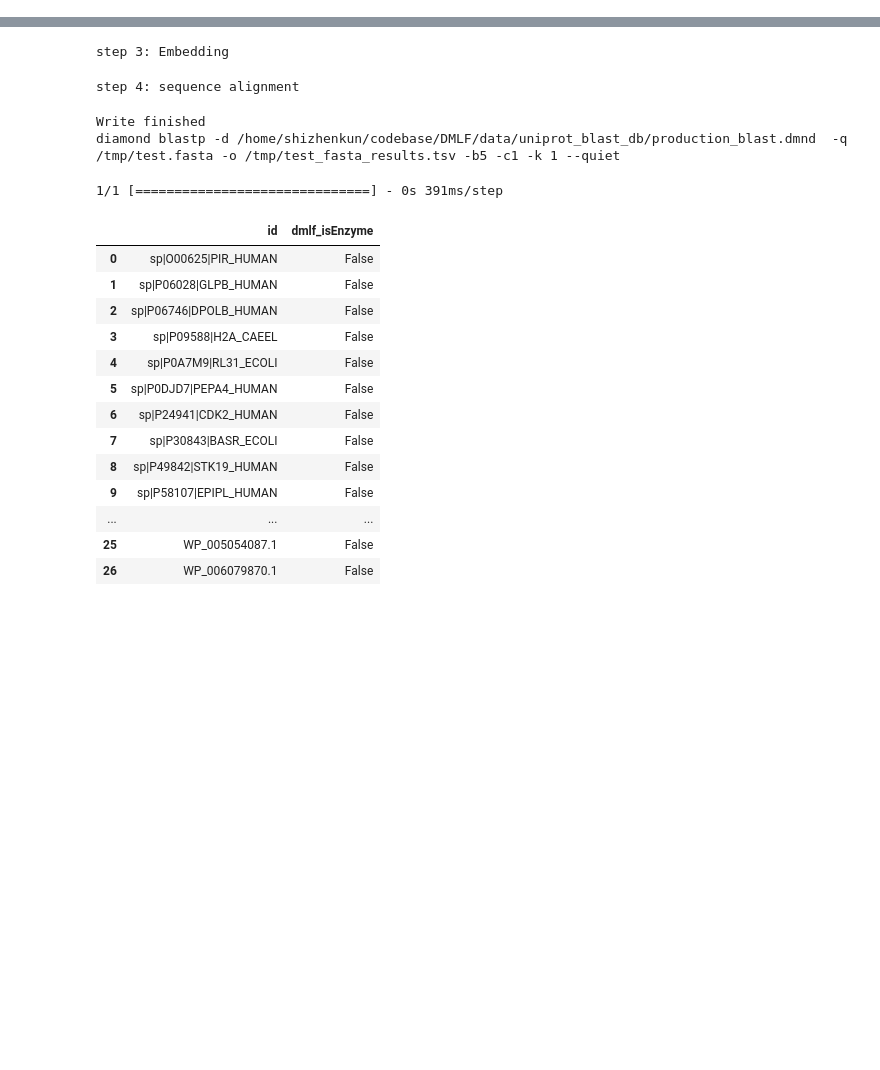
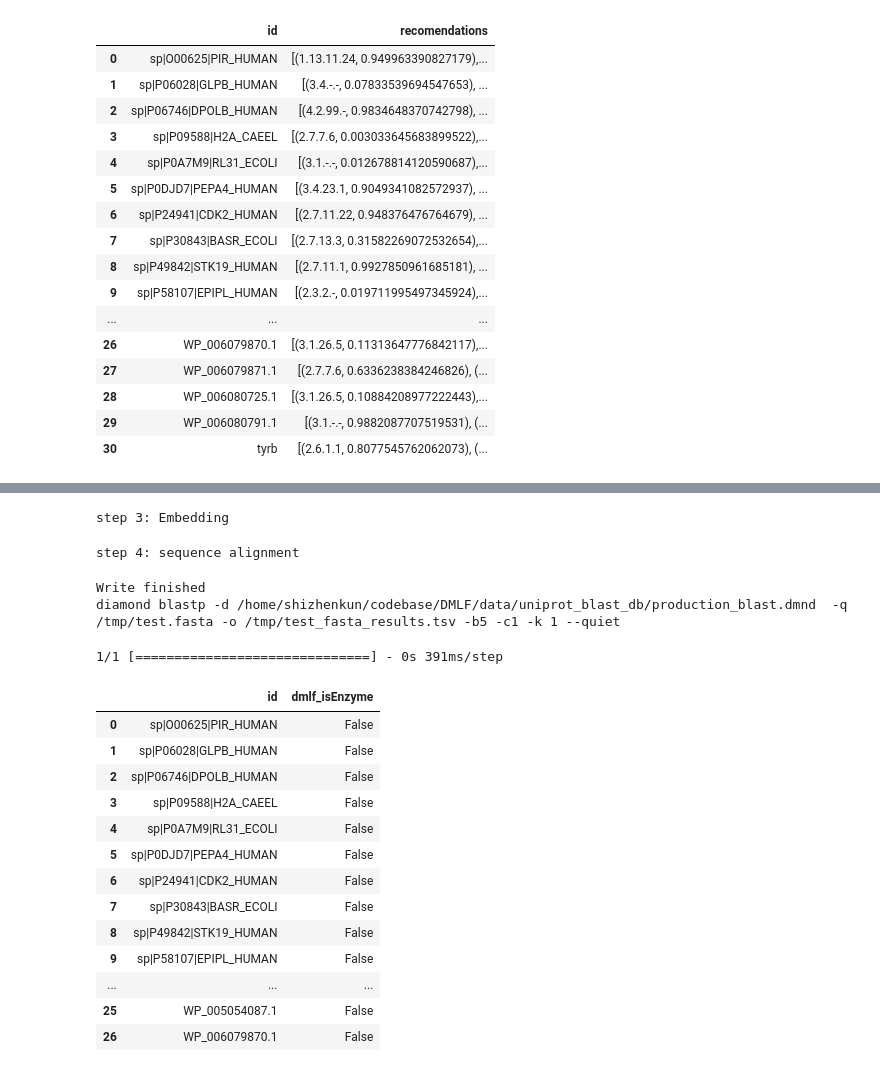
Before and after one commit to kingstdio/ECRECer, a Jupyter notebook: production.ipynb, the cells around one changed output, grey strips where cells are left out. Drawn from its saved outputs; the diff is of its cells as text; code cells hidden in the pictures; blank space fills up the shorter version.

```diff
--- a/production.ipynb
+++ b/production.ipynb
@@ -28,0 +35,19 @@ INFO: Pandarallel will use Memory file system to transfer data between the main
+# %%
+start = time.process_time()
+# 1. 读入数据
+print('step 1: loading data')
+input_df = funclib.load_fasta_to_table(input_file) # test fasta
+latest_sprot = pd.read_feather(cfg.FILE_LATEST_SPROT_FEATHER) #sprot db
+
+# 2. 查找数据
+print('step 2: find existing data')
+find_data =input_df.merge(latest_sprot, on='seq', how='left')
+find_data=latest_sprot[latest_sprot.seq.isin(input_df.seq)]
+exist_data = find_data.merge(input_df, on='seq', how='left').iloc[:,np.r_[8,0,1:8]].rename(columns={'id_x':'uniprot_id','id_y':'input_id'}).reset_index(drop=True)
+noExist_data = input_df[~input_df.seq.isin(find_data.seq)]
+
+if len(noExist_data) == 0:
+    exist_data=exist_data[['input_id','ec_number']].rename(columns={'ec_number':'ec_pred'})
+    exist_data.to_csv(output_tsv, sep='\t', index=False)
+    end = time.process_time()
+    print('All done running time: %s Seconds'%(end-start))
@@ -28,0 +57,12 @@ INFO: Pandarallel will use Memory file system to transfer data between the main
+# %%
+rep0, rep32, rep33 = esmebd.get_rep_multi_sequence(sequences=input_df, model='esm1b_t33_650M_UR50S',seqthres=1022)
+# 4. sequence alignment
+print('step 4: sequence alignment')
+if not os.path.exists(cfg.FILE_BLAST_PRODUCTION_DB):
+    funclib.table2fasta(latest_sprot, cfg.FILE_BLAST_PRODUCTION_FASTA)
+    cmd = r'diamond makedb --in {0} -d {1}'.format(cfg.FILE_BLAST_PRODUCTION_FASTA, cfg.FILE_BLAST_PRODUCTION_DB)
+    os.system(cmd)
+
+blast_res = funclib.getblast_usedb(db=cfg.FILE_BLAST_PRODUCTION_DB, test=input_df)
+
+blast_res =blast_res[['id', 'sseqid']].merge(latest_sprot, left_on='sseqid', right_on='id', how='left').iloc[:,np.r_[0,2,3:10]].rename(columns={'id_x':'input_id','id_y':'uniprot_id'}).reset_index(drop=True)
@@ -28,0 +75,5 @@ INFO: Pandarallel will use Memory file system to transfer data between the main
+# %%
+label_model_ec = pd.read_feather(f'{cfg.MODELDIR}/task3_labels.feather').label_multi.to_list()
+model_ec = load_model('/home/shizhenkun/codebase/DMLF/model/task3_esm32_2022.h5',custom_objects={"Attention": Attention}, compile=False)
+predicted = model_ec.predict(np.array(rep32.iloc[:,1:]).reshape(rep32.shape[0],1,-1))
+sorted(dict(zip((label_model_ec), predicted[30])).items(),key = lambda x:x[1], reverse = True)[0:10]
@@ -28,0 +92,24 @@ INFO: Pandarallel will use Memory file system to transfer data between the main
+# %%
+output_df=pd.DataFrame()
+output_df['id']=input_df['id'].copy()
+output_df['recomendations']=pd.DataFrame(predicted).apply(lambda x :sorted(dict(zip((label_model_ec), x)).items(),key = lambda x:x[1], reverse = True)[0:10], axis=1 ).values
+# %%
+output_df
+# %% [output]
+|  | id | recomendations |
+| 0 | sp|O00625|PIR_HUMAN | [(1.13.11.24, 0.949963390827179),... |
+| 1 | sp|P06028|GLPB_HUMAN | [(3.4.-.-, 0.07833539694547653), ... |
+| 2 | sp|P06746|DPOLB_HUMAN | [(4.2.99.-, 0.9834648370742798), ... |
+| 3 | sp|P09588|H2A_CAEEL | [(2.7.7.6, 0.003033645683899522),... |
+| 4 | sp|P0A7M9|RL31_ECOLI | [(3.1.-.-, 0.012678814120590687),... |
+| 5 | sp|P0DJD7|PEPA4_HUMAN | [(3.4.23.1, 0.9049341082572937), ... |
+| 6 | sp|P24941|CDK2_HUMAN | [(2.7.11.22, 0.948376476764679), ... |
+| 7 | sp|P30843|BASR_ECOLI | [(2.7.13.3, 0.31582269072532654),... |
+| 8 | sp|P49842|STK19_HUMAN | [(2.7.11.1, 0.9927850961685181), ... |
+| 9 | sp|P58107|EPIPL_HUMAN | [(2.3.2.-, 0.019711995497345924),... |
+| ... | ... | ... |
+| 26 | WP_006079870.1 | [(3.1.26.5, 0.11313647776842117),... |
+| 27 | WP_006079871.1 | [(2.7.7.6, 0.6336238384246826), (... |
+| 28 | WP_006080725.1 | [(3.1.26.5, 0.10884208977222443),... |
+| 29 | WP_006080791.1 | [(3.1.-.-, 0.9882087707519531), (... |
+| 30 | tyrb | [(2.6.1.1, 0.8077545762062073), (... |
```
Also changed, not shown: parts of 23 cells of this notebook, 16 other files.
